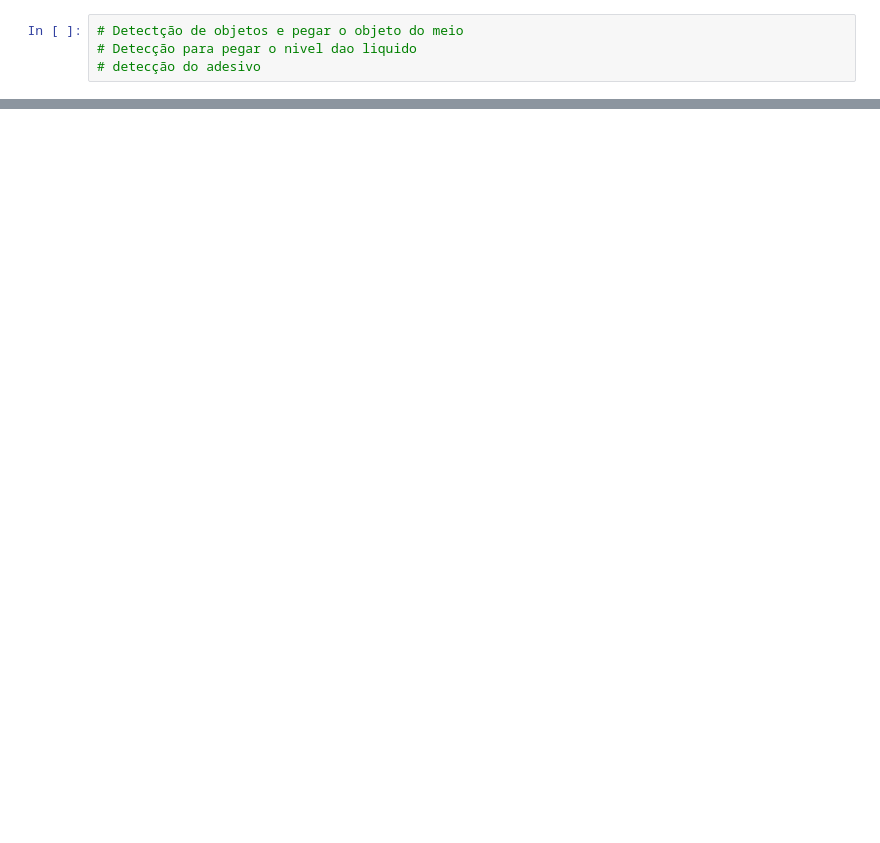
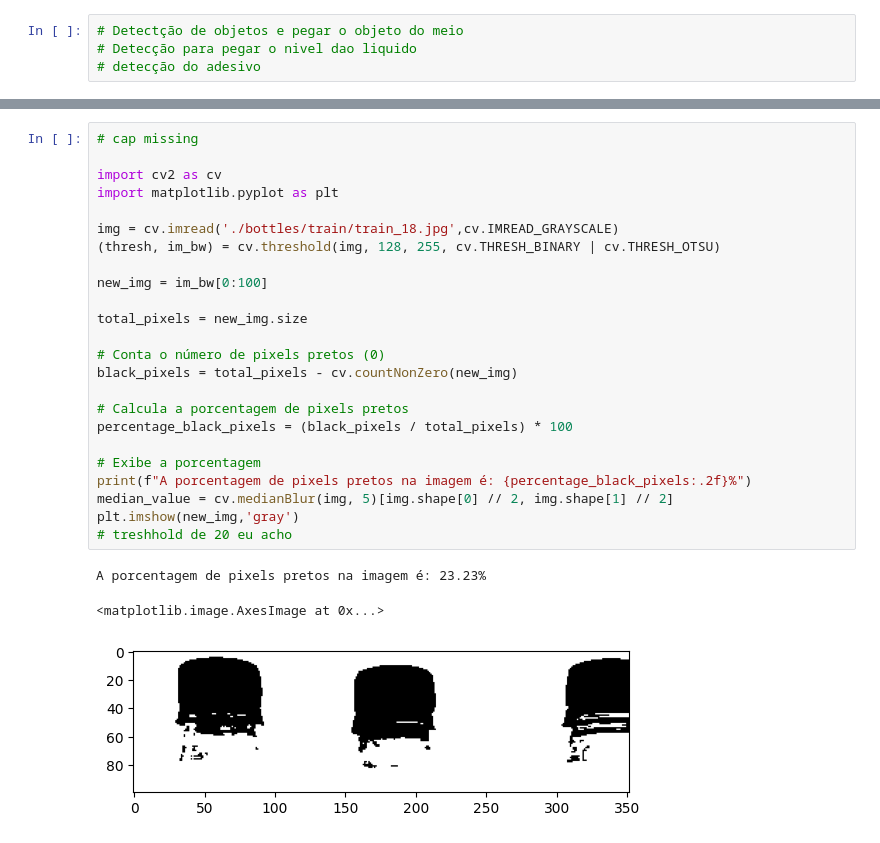
Before and after one commit to felipeVsc/pdi_project, a Jupyter notebook: main.ipynb, the cells around one changed output, grey strips where cells are left out. Cells and saved outputs as stored; diff of their text form; blank space fills up the shorter version.

```diff
--- a/main.ipynb
+++ b/main.ipynb
@@ -14,0 +60,28 @@ plt.imshow(img)
+# %%
+# cap missing
+
+import cv2 as cv
+import matplotlib.pyplot as plt
+
+img = cv.imread('./bottles/train/train_18.jpg',cv.IMREAD_GRAYSCALE)
+(thresh, im_bw) = cv.threshold(img, 128, 255, cv.THRESH_BINARY | cv.THRESH_OTSU)
+
+new_img = im_bw[0:100]
+
+total_pixels = new_img.size
+
+# Conta o número de pixels pretos (0)
+black_pixels = total_pixels - cv.countNonZero(new_img)
+
+# Calcula a porcentagem de pixels pretos
+percentage_black_pixels = (black_pixels / total_pixels) * 100
+
+# Exibe a porcentagem
+print(f"A porcentagem de pixels pretos na imagem é: {percentage_black_pixels:.2f}%")
+median_value = cv.medianBlur(img, 5)[img.shape[0] // 2, img.shape[1] // 2]
+plt.imshow(new_img,'gray')
+# treshhold de 20 eu acho
+# %% [output]
+A porcentagem de pixels pretos na imagem é: 23.23%
+<matplotlib.image.AxesImage at 0x...>
+[figure, added]
```
Also changed, not shown: parts of 5 cells of this notebook.
